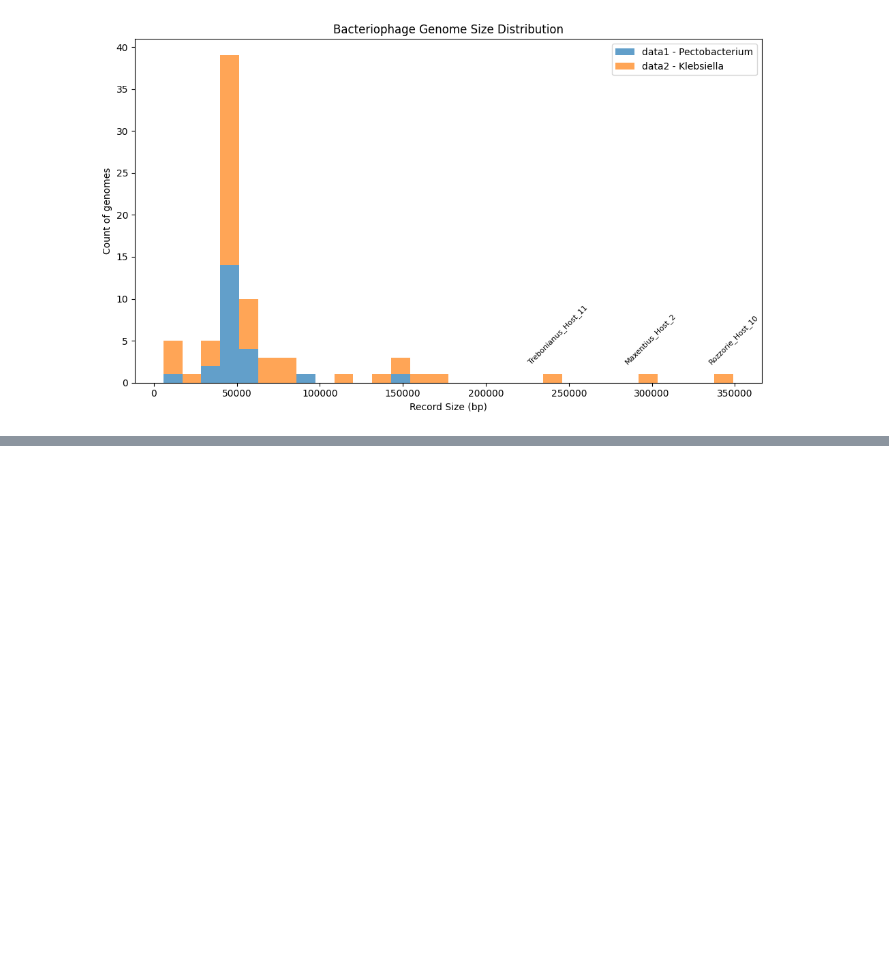
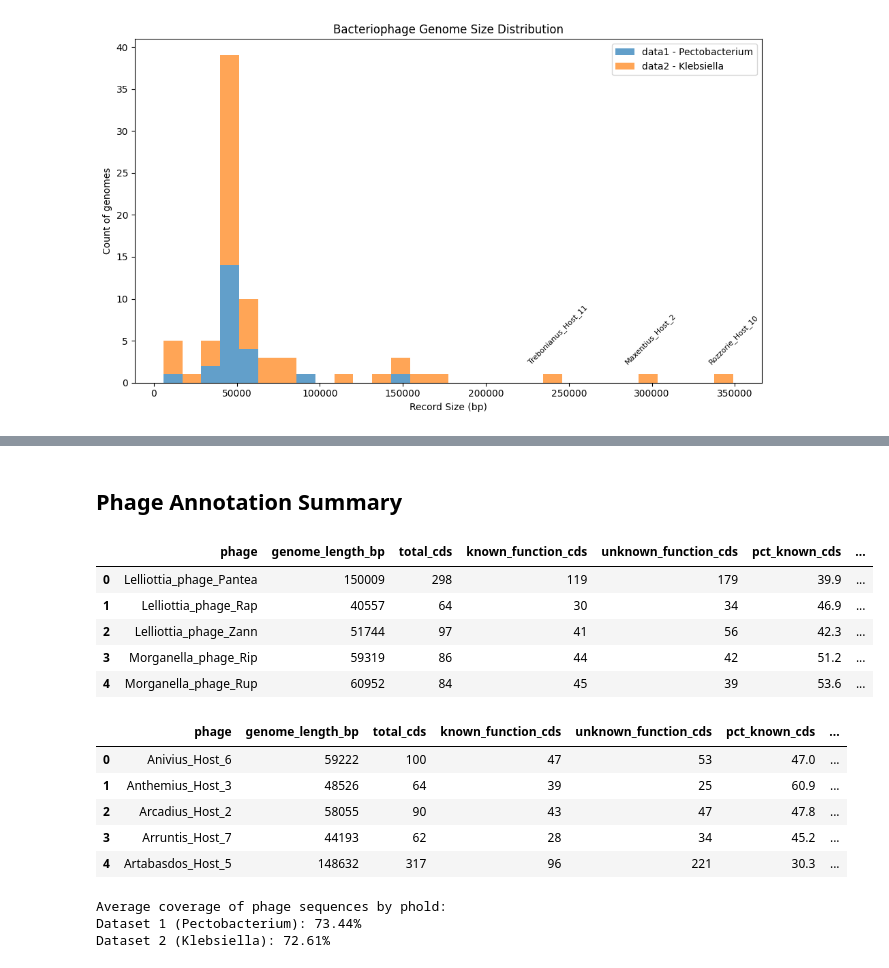
Before and after one commit to azzy72/PredictPhagePPI, a Jupyter notebook: notebooks/phage_eda.ipynb, the cells around one changed output, grey strips where cells are left out. Cells and saved outputs as stored; diff of their text form; code cells hidden in the pictures; blank space fills up the shorter version.

```diff
--- a/notebooks/phage_eda.ipynb
+++ b/notebooks/phage_eda.ipynb
@@ -271,0 +301,33 @@ plot_gc_distribution(records, "Bacteriophage GC Content Distribution")
+# %% [markdown]
+## Phage Annotation Summary
+# %%
+from paths import data_prod_path
+import pandas as pd
+
+phold_stats_dir = os.path.join(data_prod_path, "phold_statistics")
+phold_d1 = pd.read_csv(os.path.join(phold_stats_dir, "phold_summary_dataset1.csv"))
+phold_d2 = pd.read_csv(os.path.join(phold_stats_dir, "phold_summary_dataset2.csv"))
+
+display(phold_d1.head())
+display(phold_d2.head())
+
+
+print("Average coverage of phage sequences by phold:")
+print("Dataset 1 (Pectobacterium): {:.2f}%".format(phold_d1["pct_genome_known"].mean()))
+print("Dataset 2 (Klebsiella): {:.2f}%".format(phold_d2["pct_genome_known"].mean()))
+# %% [output]
+|  | phage | genome_length_bp | total_cds | known_function_cds | unknown_function_cds | pct_known_cds | ... |
+| 0 | Lelliottia_phage_Pantea | 150009 | 298 | 119 | 179 | 39.9 | ... |
+| 1 | Lelliottia_phage_Rap | 40557 | 64 | 30 | 34 | 46.9 | ... |
+| 2 | Lelliottia_phage_Zann | 51744 | 97 | 41 | 56 | 42.3 | ... |
+| 3 | Morganella_phage_Rip | 59319 | 86 | 44 | 42 | 51.2 | ... |
+| 4 | Morganella_phage_Rup | 60952 | 84 | 45 | 39 | 53.6 | ... |
+|  | phage | genome_length_bp | total_cds | known_function_cds | unknown_function_cds | pct_known_cds | ... |
+| 0 | Anivius_Host_6 | 59222 | 100 | 47 | 53 | 47.0 | ... |
+| 1 | Anthemius_Host_3 | 48526 | 64 | 39 | 25 | 60.9 | ... |
+| 2 | Arcadius_Host_2 | 58055 | 90 | 43 | 47 | 47.8 | ... |
+| 3 | Arruntis_Host_7 | 44193 | 62 | 28 | 34 | 45.2 | ... |
+| 4 | Artabasdos_Host_5 | 148632 | 317 | 96 | 221 | 30.3 | ... |
+Average coverage of phage sequences by phold:
+Dataset 1 (Pectobacterium): 73.44%
+Dataset 2 (Klebsiella): 72.61%
```
Also changed, not shown: parts of 3 cells of this notebook, 19 other files.
